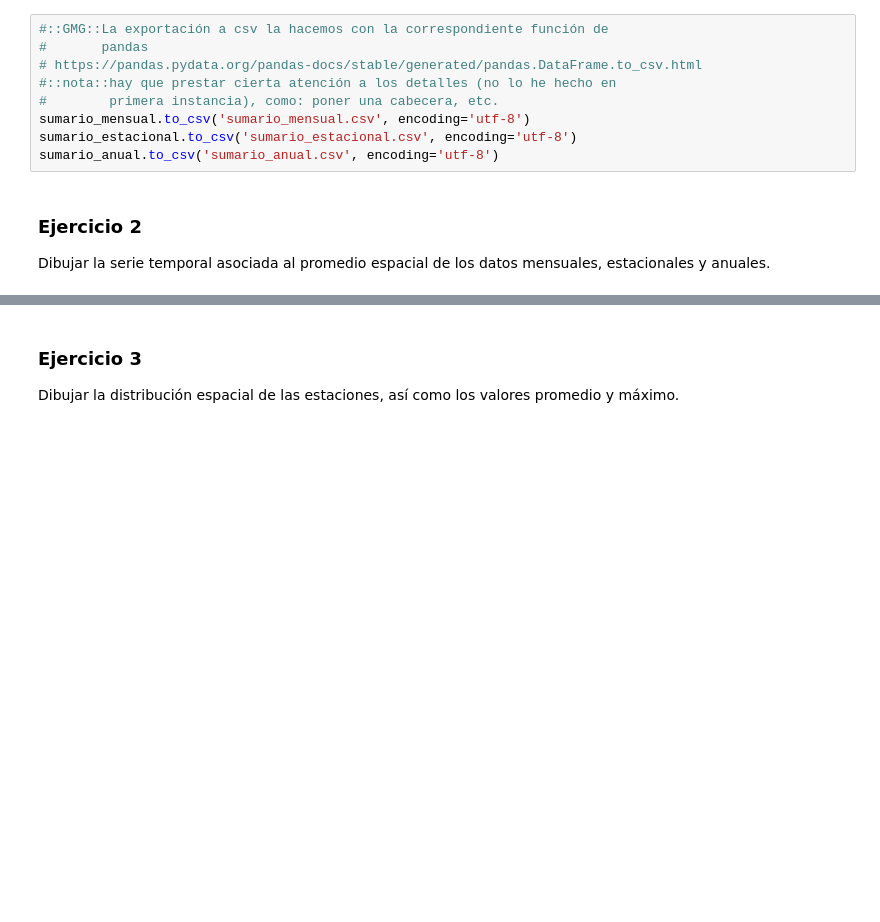
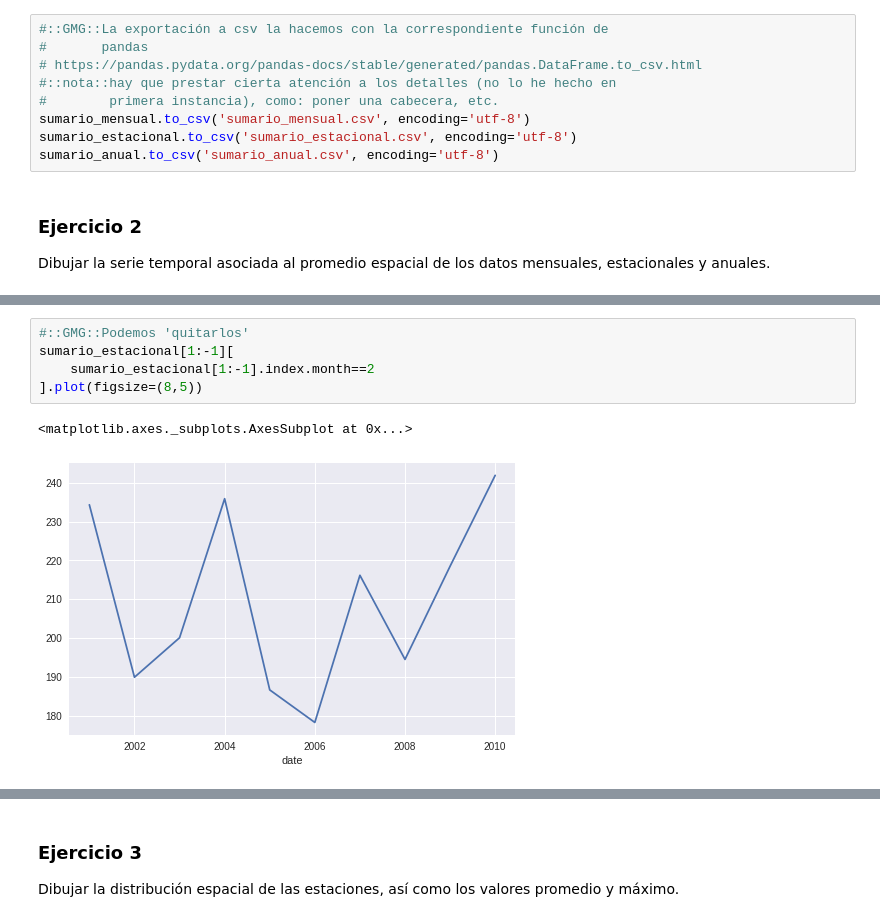
Before and after one commit to yerartdev/uc-m1967-mdsi, a Jupyter notebook: d8/TareaPandas.ipynb, the cells around one changed output, grey strips where cells are left out. Drawn from its saved outputs; the diff is of its cells as text; blank space fills up the shorter version.

```diff
--- a/d8/TareaPandas.ipynb
+++ b/d8/TareaPandas.ipynb
@@ -1054,0 +1079,8 @@ Dibujar la serie temporal asociada al promedio espacial de los datos mensuales,
+# %%
+#::GMG::Podemos 'quitarlos'
+sumario_estacional[1:-1][
+    sumario_estacional[1:-1].index.month==2
+].plot(figsize=(8,5))
+# %% [output]
+<matplotlib.axes._subplots.AxesSubplot at 0x...>
+[figure, added]
```
Also changed, not shown: parts of 12 cells of this notebook.
